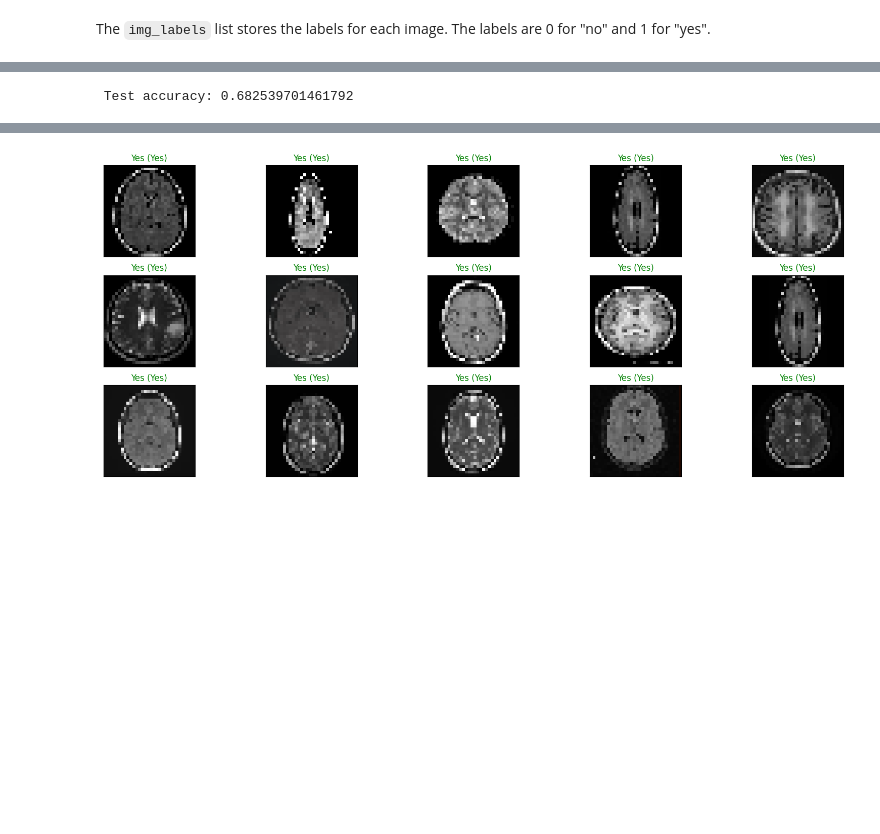
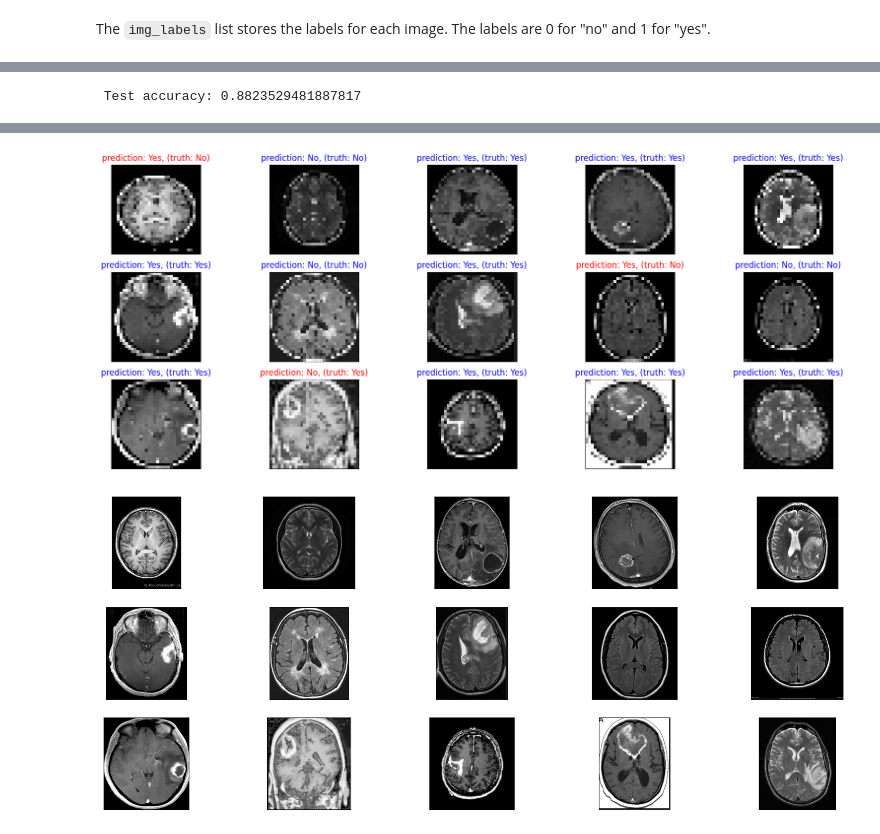
Before and after one commit to ashuvssut/brain-tumor-detection, a Jupyter notebook: brain-tumor-detection-cnn.ipynb, the cells around one changed output, grey strips where cells are left out. Saved outputs shown, nothing was run; the diff lists cells and outputs as text; code cells hidden in the pictures; blank space fills up the shorter version.

```diff
--- a/brain-tumor-detection-cnn.ipynb
+++ b/brain-tumor-detection-cnn.ipynb
@@ -45,16 +24,17 @@ if(test):
 # %% [markdown]
 The `resized_imgs` list contains the resized images of the `yes_imgs` and `no_imgs` lists.
 # %%
-import cv2
-
+orig_imgs: list[cv2.Mat] = []
 resized_imgs: list[cv2.Mat] = []
 for img_file in yes_imgs:
     img = cv2.imread('./brain_tumor_dataset/yes/'+img_file)
+    orig_imgs.append(img)
     resized_img = cv2.resize(img, (32, 32))
     resized_imgs.append(resized_img)
 
 for img_file in no_imgs:
     img = cv2.imread('./brain_tumor_dataset/no/'+img_file)
+    orig_imgs.append(img)
     resized_img = cv2.resize(img, (32, 32))
     resized_imgs.append(resized_img)
 # %%
@@ -160,6 +182,6 @@ model.compile(loss='binary_crossentropy',
 model.fit(x_train,
          y_train,
          batch_size=128,
-         epochs=150,
+         epochs=200,
          validation_data=(x_valid, y_valid),)
 # %% [output]
@@ -189,29 +211,42 @@ SVG(model_to_dot(model,show_shapes = True).create(prog='dot', format='svg'))
 [drawing not drawn]
 # %%
 # Evaluate the model on test set
-score = model.evaluate(x_test, y_test, verbose="0")
+score = model.evaluate(x_valid, y_valid, verbose="0")
 
 # Print test accuracy
 print('\n', 'Test accuracy:', score[1])
 # %% [output]
- Test accuracy: 0.682539701461792
+ Test accuracy: 0.8823529481887817
 # %%
-labels =["Yes", "No"]
+labels=["No", "Yes"]
 # %%
-test_set = x_test
-y_hat = model.predict(test_set)
-
-# Plot a random sample of 10 test images, their predicted labels and ground truth
+y_hat = model.predict(x_valid)
+selected_indexes: list[int] = []
+# Plot a random sample of 15 test images, their predicted labels and ground truth
 figure = plt.figure(figsize=(20, 8))
-for i, index in enumerate(np.random.choice(test_set.shape[0], size=15, replace=False)):
+for i, index in enumerate(np.random.choice(x_valid.shape[0], size=15, replace=False)):
+    selected_indexes.append(index)
     ax = figure.add_subplot(3, 5, i + 1, xticks=[], yticks=[])
     # Display each image
-    ax.imshow(np.squeeze(test_set[index]))
-    predict_index = np.argmax(y_hat[index])
-    true_index = np.argmax(y_test[index])
+    ax.imshow(np.squeeze(x_valid[index]))
+
+    predict_index = y_hat[index][0]
+    predict_index_abs = 0 if (predict_index < 0.5) else 1
+    true_index = y_valid[index]
     # Set the title for each image
-    ax.set_title("{} ({})".format(labels[predict_index],
+    ax.set_title("prediction: {}, truth: {}".format(labels[predict_index_abs],
                                   labels[true_index]),
-                                  color=("green" if predict_index == true_index else "red"))
+                 color=("blue" if predict_index_abs == true_index else "red"))
 plt.show()
+
+# Show the Original MRIs of the randomly selected images
+figure = plt.figure(figsize=(20, 8))
+for i in range(15):
+    # get the original image
+    img = x_orig_valid[selected_indexes[i]]
+    ax = figure.add_subplot(3, 5, i + 1, xticks=[], yticks=[])
+    ax.imshow(np.squeeze(img))
+
+# show the plot
+plt.show()
 # %% [output]
@@ -219 +254,2 @@ plt.show()
-[figure, old version]
+[figure, new version]
+[figure, added]
```
Also changed, not shown: parts of 10 cells of this notebook.
